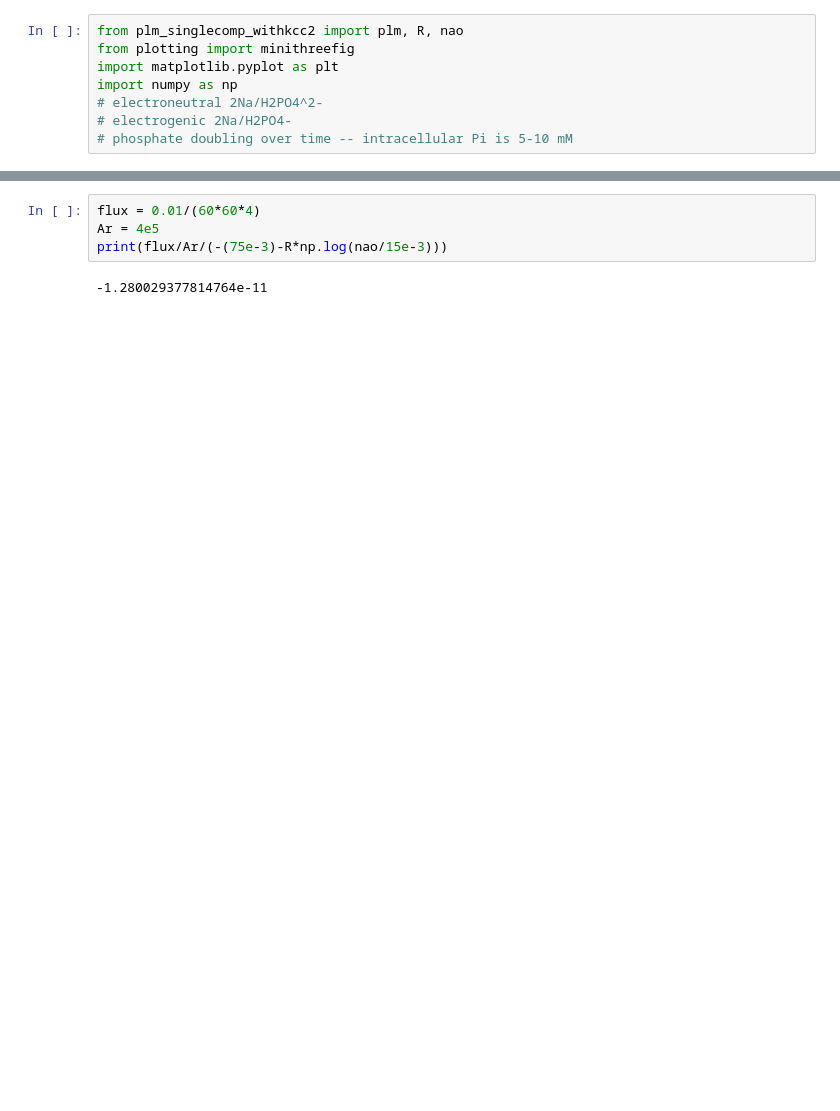
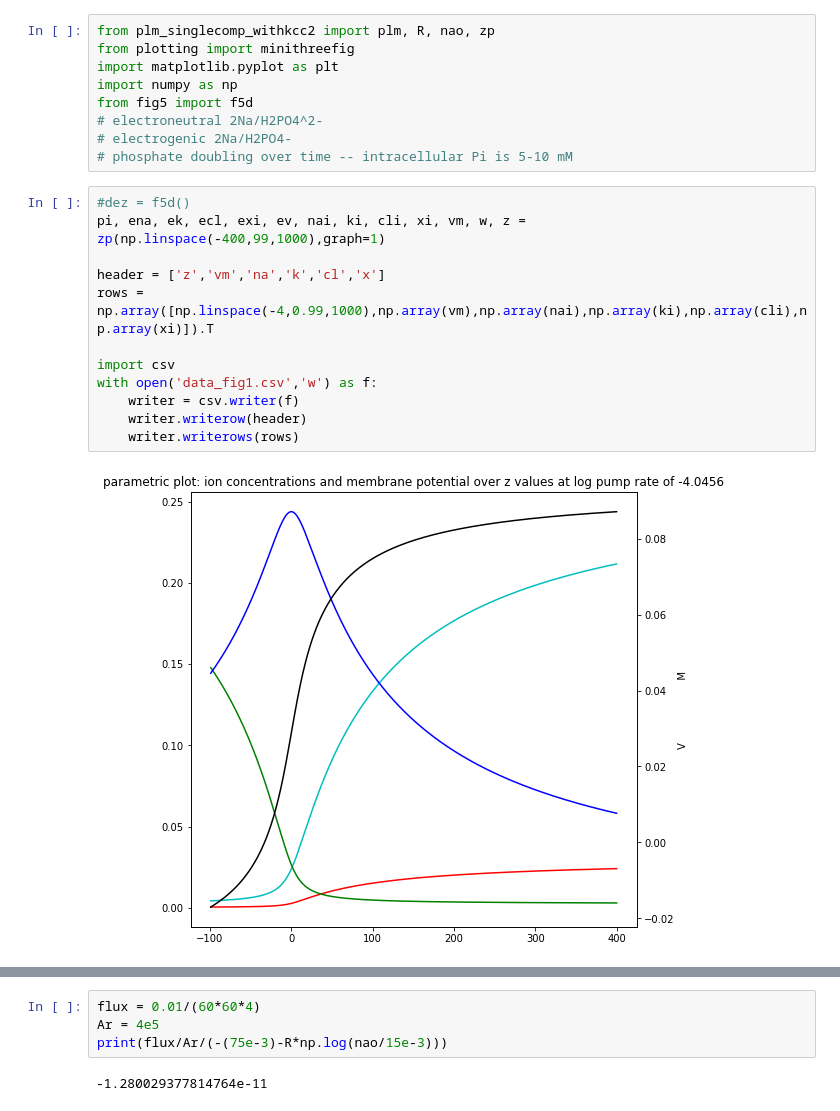
Before and after one commit to kiradust/model-of-neuronal-chloride-homeostasis, a Jupyter notebook: phosphate.ipynb, the cells around one changed output, grey strips where cells are left out. Cells and saved outputs as stored; diff of their text form; blank space fills up the shorter version.

```diff
--- a/phosphate.ipynb
+++ b/phosphate.ipynb
@@ -1,8 +1,23 @@
 # %%
-from plm_singlecomp_withkcc2 import plm, R, nao
+from plm_singlecomp_withkcc2 import plm, R, nao, zp
 from plotting import minithreefig
 import matplotlib.pyplot as plt
 import numpy as np
+from fig5 import f5d
 # electroneutral 2Na/H2PO4^2-
 # electrogenic 2Na/H2PO4-
 # phosphate doubling over time -- intracellular Pi is 5-10 mM
+# %%
+#dez = f5d()
+pi, ena, ek, ecl, exi, ev, nai, ki, cli, xi, vm, w, z = zp(np.linspace(-400,99,1000),graph=1)
+
+header = ['z','vm','na','k','cl','x']
+rows = np.array([np.linspace(-4,0.99,1000),np.array(vm),np.array(nai),np.array(ki),np.array(cli),np.array(xi)]).T
+
+import csv
+with open('data_fig1.csv','w') as f:
+    writer = csv.writer(f)
+    writer.writerow(header)
+    writer.writerows(rows)
+# %% [output]
+[figure, added]
```
Also changed, not shown: parts of 8 cells of this notebook, 18 other files.
